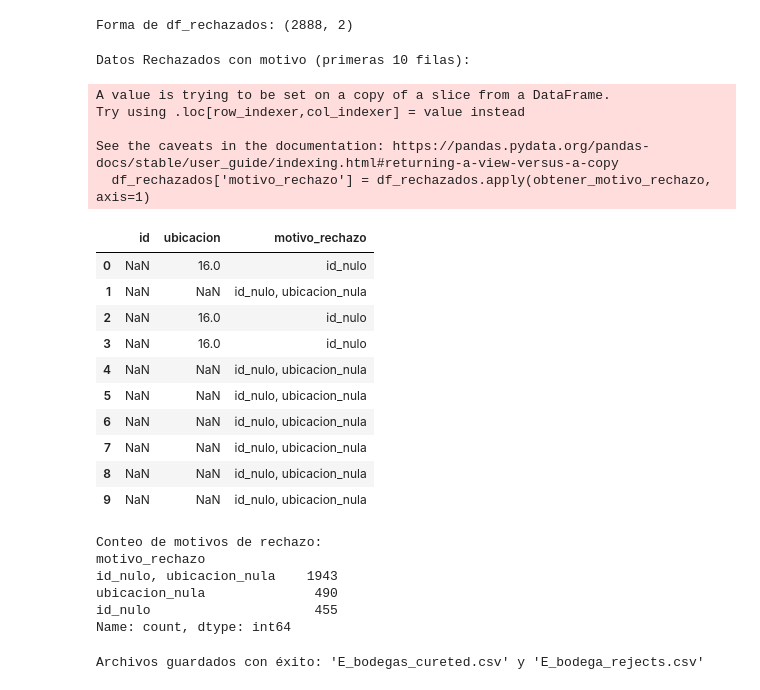
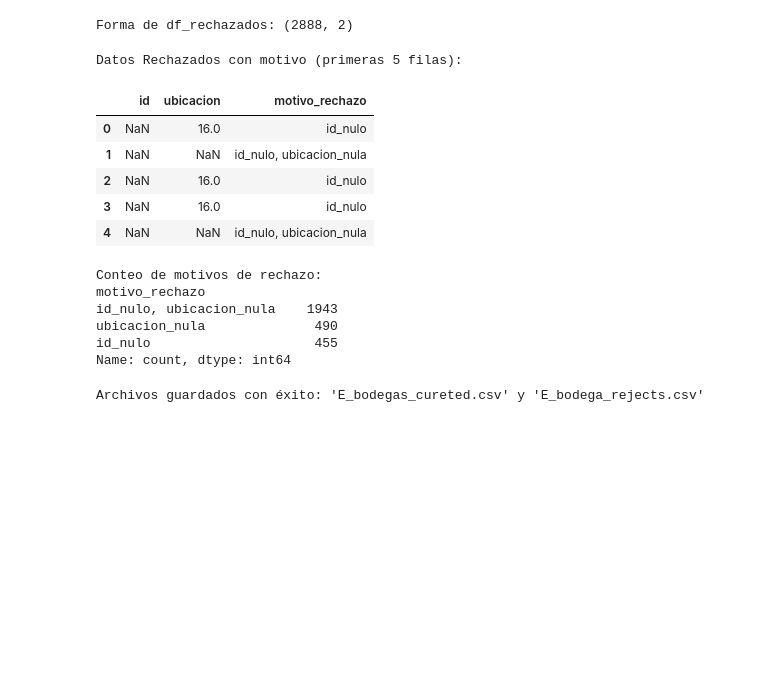
Before and after one commit to MiguelCortezPino/etl-data-pipeline-1701472022, a Jupyter notebook: notebooks/E_boegas.ipynb, the cells around one changed output. Cells and saved outputs as stored; diff of their text form; code cells hidden in the pictures; blank space fills up the shorter version.

```diff
--- a/notebooks/E_boegas.ipynb
+++ b/notebooks/E_boegas.ipynb
@@ -143,7 +143,7 @@ Datos Válidos (primeras 5 filas):
 Forma de df_validos: (112, 2)
 # %%
 # Los datos rechazados serán aquellos donde 'id' o 'ubicacion' son nulos
-df_rechazados = df[df['id'].isnull() | df['ubicacion'].isnull()]
+df_rechazados = df[df['id'].isnull() | df['ubicacion'].isnull()].copy()
 
 print("Datos Rechazados (primeras 5 filas):")
 display(df_rechazados.head())
@@ -160,47 +160,37 @@ Forma de df_rechazados: (2888, 2)
 # %%
 #motivo de rechazo
 
 # Función para determinar el motivo de rechazo
 def obtener_motivo_rechazo(row):
     motivos = []
     if pd.isna(row['id']):
         motivos.append('id_nulo')
     if pd.isna(row['ubicacion']):
         motivos.append('ubicacion_nula')
     return ', '.join(motivos) if motivos else 'No_rechazado' # Aunque en df_rechazados siempre habrá motivo
 
 # Aplicar la función para crear la columna 'motivo_rechazo'
 df_rechazados['motivo_rechazo'] = df_rechazados.apply(obtener_motivo_rechazo, axis=1)
 
-print("Datos Rechazados con motivo (primeras 10 filas):")
-display(df_rechazados.head(10))
+print("Datos Rechazados con motivo (primeras 5 filas):")
+display(df_rechazados.head(5))
 
 print("Conteo de motivos de rechazo:")
 print(df_rechazados['motivo_rechazo'].value_counts())
 # %% [output]
-Datos Rechazados con motivo (primeras 10 filas):
+Datos Rechazados con motivo (primeras 5 filas):
+|  | id | ubicacion | motivo_rechazo |
+| 0 | NaN | 16.0 | id_nulo |
+| 1 | NaN | NaN | id_nulo, ubicacion_nula |
+| 2 | NaN | 16.0 | id_nulo |
+| 3 | NaN | 16.0 | id_nulo |
+| 4 | NaN | NaN | id_nulo, ubicacion_nula |
-A value is trying to be set on a copy of a slice from a DataFrame.
-Try using .loc[row_indexer,col_indexer] = value instead
-
-See the caveats in the documentation: https://pandas.pydata.org/pandas-docs/stable/user_guide/indexing.html#returning-a-view-versus-a-copy
-  df_rechazados['motivo_rechazo'] = df_rechazados.apply(obtener_motivo_rechazo, axis=1)
+Conteo de motivos de rechazo:
+motivo_rechazo
+id_nulo, ubicacion_nula    1943
+ubicacion_nula              490
+id_nulo                     455
+Name: count, dtype: int64
-|  | id | ubicacion | motivo_rechazo |
-| 0 | NaN | 16.0 | id_nulo |
-| 1 | NaN | NaN | id_nulo, ubicacion_nula |
-| 2 | NaN | 16.0 | id_nulo |
-| 3 | NaN | 16.0 | id_nulo |
-| 4 | NaN | NaN | id_nulo, ubicacion_nula |
-| 5 | NaN | NaN | id_nulo, ubicacion_nula |
-| 6 | NaN | NaN | id_nulo, ubicacion_nula |
-| 7 | NaN | NaN | id_nulo, ubicacion_nula |
-| 8 | NaN | NaN | id_nulo, ubicacion_nula |
-| 9 | NaN | NaN | id_nulo, ubicacion_nula |
-Conteo de motivos de rechazo:
-motivo_rechazo
-id_nulo, ubicacion_nula    1943
-ubicacion_nula              490
-id_nulo                     455
-Name: count, dtype: int64
 # %%
 df_validos.to_csv("E_bodegas_cureted.csv", index=False)
 
```
